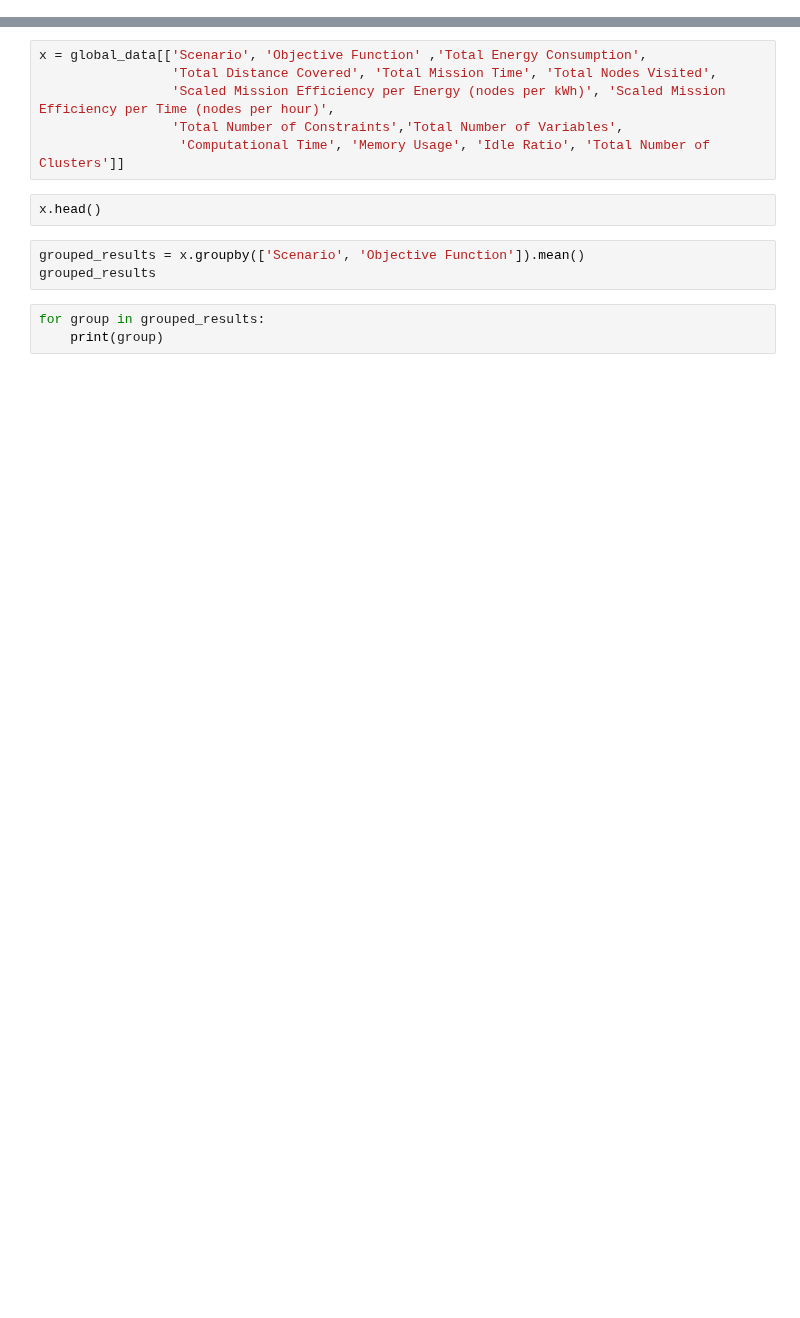
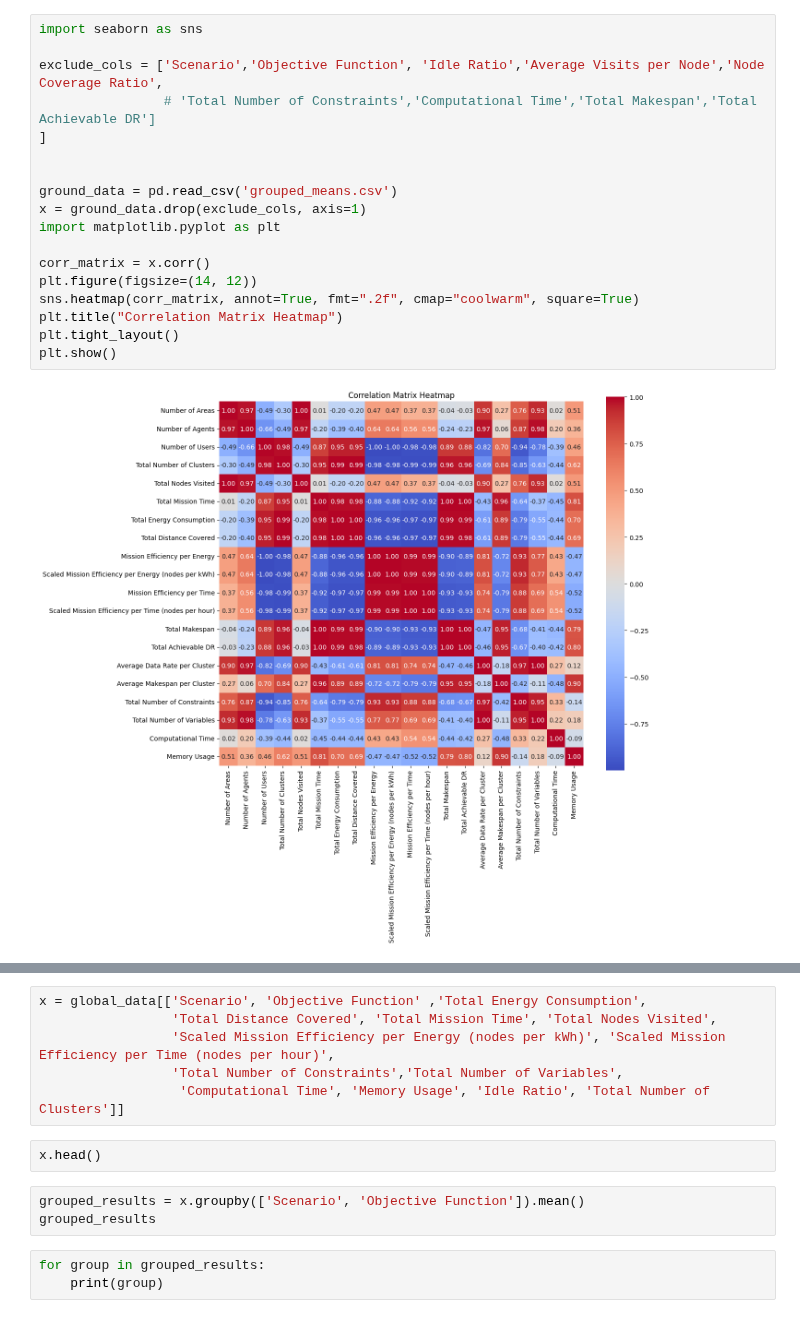
Before and after one commit to icsa-hua/MvmTSP-MD, a Jupyter notebook: gather_results.ipynb, the cells around one changed output, grey strips where cells are left out. Saved outputs shown, nothing was run; the diff lists cells and outputs as text; blank space fills up the shorter version.

```diff
--- a/gather_results.ipynb
+++ b/gather_results.ipynb
@@ -7,0 +66,20 @@ results_dir= os.path.join(assets_dir, "results/global_results")
+# %%
+import seaborn as sns
+
+exclude_cols = ['Scenario','Objective Function', 'Idle Ratio','Average Visits per Node','Node Coverage Ratio',
+                # 'Total Number of Constraints','Computational Time','Total Makespan','Total Achievable DR']
+]
+
+
+ground_data = pd.read_csv('grouped_means.csv')
+x = ground_data.drop(exclude_cols, axis=1)
+import matplotlib.pyplot as plt
+
+corr_matrix = x.corr()
+plt.figure(figsize=(14, 12))
+sns.heatmap(corr_matrix, annot=True, fmt=".2f", cmap="coolwarm", square=True)
+plt.title("Correlation Matrix Heatmap")
+plt.tight_layout()
+plt.show()
+# %% [output]
+[figure, added]
```
Also changed, not shown: parts of 23 cells of this notebook, 35 other files.
